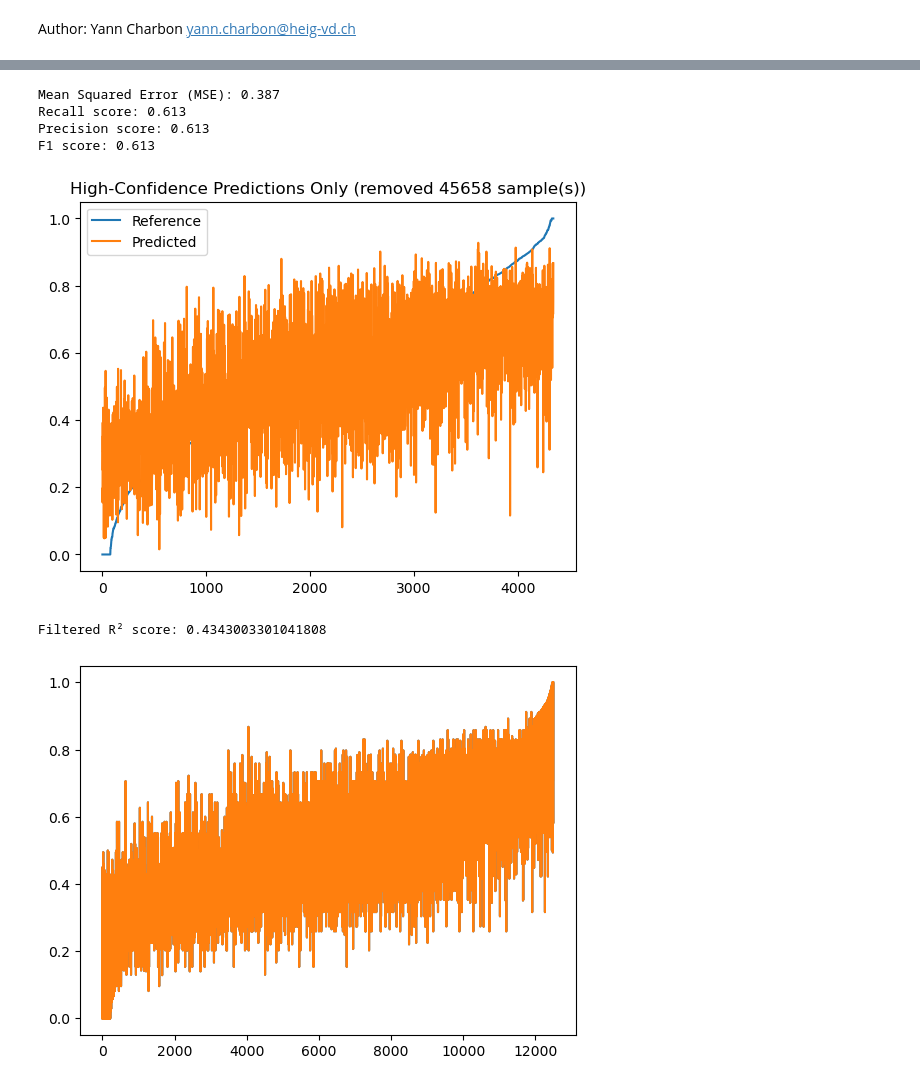
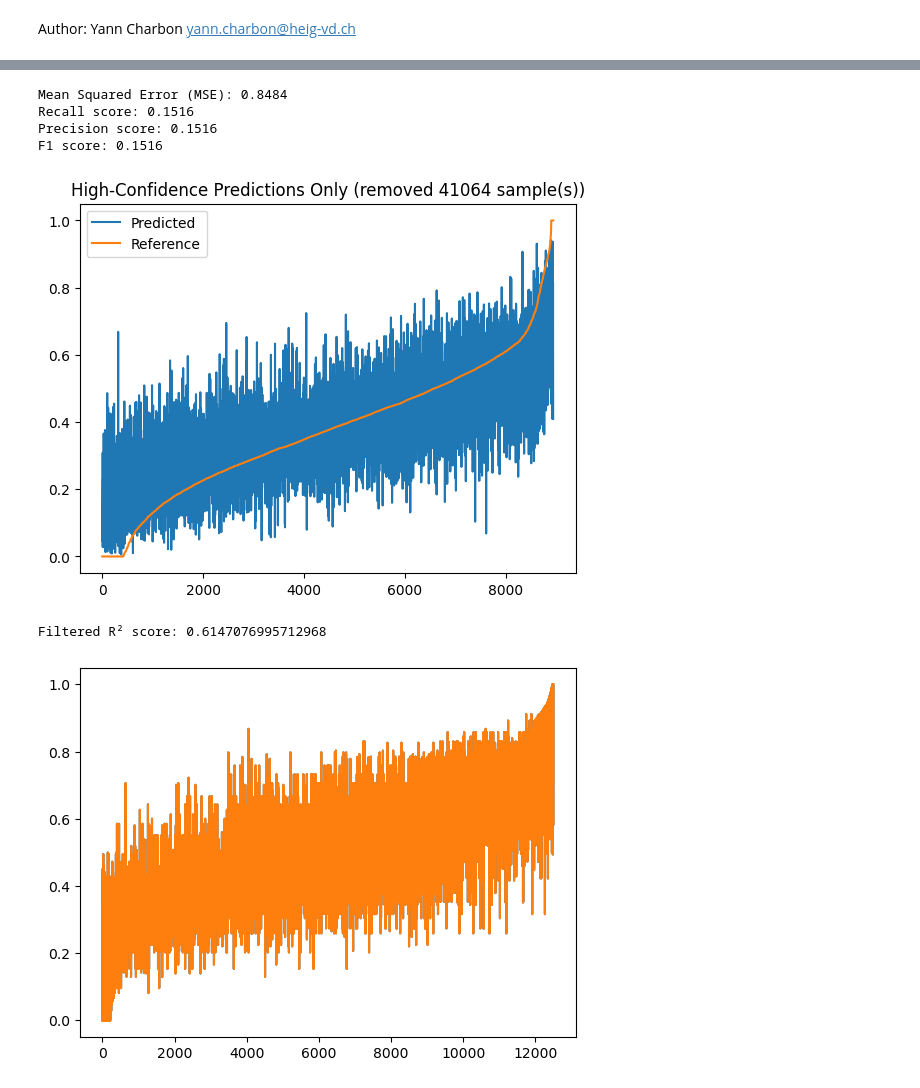
Before and after one commit to YannCharbon/DAGFastSimulator, a Jupyter notebook: EmpiricalPerfEvaluationML.ipynb, the cells around one changed output, grey strips where cells are left out. Cells and saved outputs as stored; diff of their text form; code cells hidden in the pictures.

```diff
--- a/EmpiricalPerfEvaluationML.ipynb
+++ b/EmpiricalPerfEvaluationML.ipynb
@@ -302,10 +917,7 @@ n_samples = 50000, n_features = 7
 # %%
-X = joblib.load("X_empirical.dump")
-y = joblib.load("y_empirical.dump")
+X_train, X_test, y_train, y_test = train_test_split(X, y, random_state=42, test_size=0.5)
 
-X_train, X_test, y_train, y_test = train_test_split(X, y, random_state=42)
-
-regr = MLPRegressor(hidden_layer_sizes=(2048, 1024, 512, 256), random_state=42, max_iter=100000, tol=0.0000001, learning_rate_init=0.0001, verbose=True)
+regr = MLPRegressor(hidden_layer_sizes=(2048, 1048, 512, 256), random_state=42, max_iter=100000, tol=0.0000001, learning_rate_init=0.0001, verbose=True)
 
 regr.fit(X_train, y_train)
 regr.score(X_test, y_test)
@@ -426,0 +1106,23 @@ plt.show()
+# %%
+from sklearn.feature_selection import RFE
+
+X_train, X_test, y_train, y_test = train_test_split(X, y, random_state=42, test_size=0.5)
+
+perf_model = XGBRegressor(n_estimators=4500, learning_rate=0.09984, max_depth=30, reg_lambda=1.0, reg_alpha=0.1, objective='reg:squarederror')
+rfe = RFE(perf_model, n_features_to_select=7)  # keep n features
+rfe.fit(X_train, y_train)
+print(rfe.support_)       # boolean mask: True -> selected feature
+print(rfe.ranking_)       # ranking of features
+rfe.fit(X_train, y_train)
+print(rfe.score(X_test, y_test))
+
+y_pred = rfe.predict(X_test)
+
+y_sorted_indices = np.argsort(y_test)
+
+plt.figure()
+plt.plot(y_pred[y_sorted_indices])
+plt.plot(y_test[y_sorted_indices])
+#plt.title(f"Empirical_xgbregr_nestim-4500_lr-0.09984_md-30_reg_lambda-1.0_reg_alpha-0.1_obj-asberr_r2-{perf_model.score(X_test, y_test)}_dataset-3.png")
+#plt.savefig(f"Empirical_xgbregr_nestim-4500_lr-0.09984_md-30_reg_lambda-1.0_reg_alpha-0.1_obj-asberr_r2-{perf_model.score(X_test, y_test)}_dataset-3.png", dpi=600, bbox_inches='tight')
+plt.show()
@@ -430,15 +1138,15 @@ from xgboost import XGBClassifier
 from sklearn.metrics import mean_squared_error, r2_score, f1_score, precision_score, recall_score
 
 y_diff = y_pred - y_test
-y_conf = [1 if np.abs(sample) < 0.08 else 0 for sample in y_diff]
+y_conf = [1 if np.abs(sample) < 0.05 else 0 for sample in y_diff]
 
 X_conf_train, X_conf_test, y_conf_train, y_conf_test = train_test_split(X_test, y_conf, random_state=42, test_size=0.2)
 
-conf_model = XGBClassifier(n_estimators=4568, learning_rate=0.09984, max_depth=30)
+conf_model = XGBClassifier(n_estimators=4568, learning_rate=0.09984, max_depth=30, objective='binary:logistic')
 conf_model.fit(X_conf_train, y_conf_train)
 
 y_conf_pred = conf_model.predict_proba(X_conf_test)
-y_conf_pred = [1 if pred[0] >= 0.5 else 0 for pred in y_conf_pred]
+y_conf_pred = [1 if pred[0] >= 0.9 else 0 for pred in y_conf_pred]
 
 # Calculate Mean Squared Error (MSE)
 mse = mean_squared_error(y_conf_test, y_conf_pred)
@@ -456,34 +1164,34 @@ print(f"Precision score: {precision}")
 f1 = f1_score(y_conf_test, y_conf_pred, average='micro' )
 print(f"F1 score: {f1}")
 # %% [output]
-Mean Squared Error (MSE): 0.387
-Recall score: 0.613
-Precision score: 0.613
-F1 score: 0.613
+Mean Squared Error (MSE): 0.8484
+Recall score: 0.1516
+Precision score: 0.1516
+F1 score: 0.1516
 # %%
-X_final_ref = joblib.load("X_empirical_2.dump")
-y_final_ref = joblib.load("y_empirical_2.dump")
+X_final_ref = joblib.load("X_empirical_6_23feat.dump")
+y_final_ref = joblib.load("y_empirical_6_23feat.dump")
 
 y_pred_unflt = perf_model.predict(X_final_ref)
 y_conf_pred = conf_model.predict_proba(X_final_ref)
 y_conf_pred = np.asarray([1 if pred[0] >= 0.98 else 0 for pred in y_conf_pred])
 
 y_pred_flt = y_pred_unflt[y_conf_pred == 1]
 y_final_ref_flt = y_final_ref[y_conf_pred == 1]
 
 y_final_sorted_indices = np.argsort(y_final_ref_flt)
 
 plt.figure()
+plt.plot(y_pred_flt[y_final_sorted_indices], label='Predicted')
 plt.plot(y_final_ref_flt[y_final_sorted_indices], label='Reference')
-plt.plot(y_pred_flt[y_final_sorted_indices], label='Predicted')
 plt.legend()
 plt.title(f"High-Confidence Predictions Only (removed {len(y_pred_unflt) - len(y_pred_flt)} sample(s))")
 plt.show()
 
 print("Filtered R² score:", r2_score(y_final_ref_flt, y_pred_flt))
 # %% [output]
-[figure, old version]
+[figure, new version]
-Filtered R² score: 0.4343003301041808
+Filtered R² score: 0.6147076995712968
 # %%
 from sklearn.isotonic import IsotonicRegression
 
```
Also changed, not shown: parts of 15 cells of this notebook, 21 other files.
